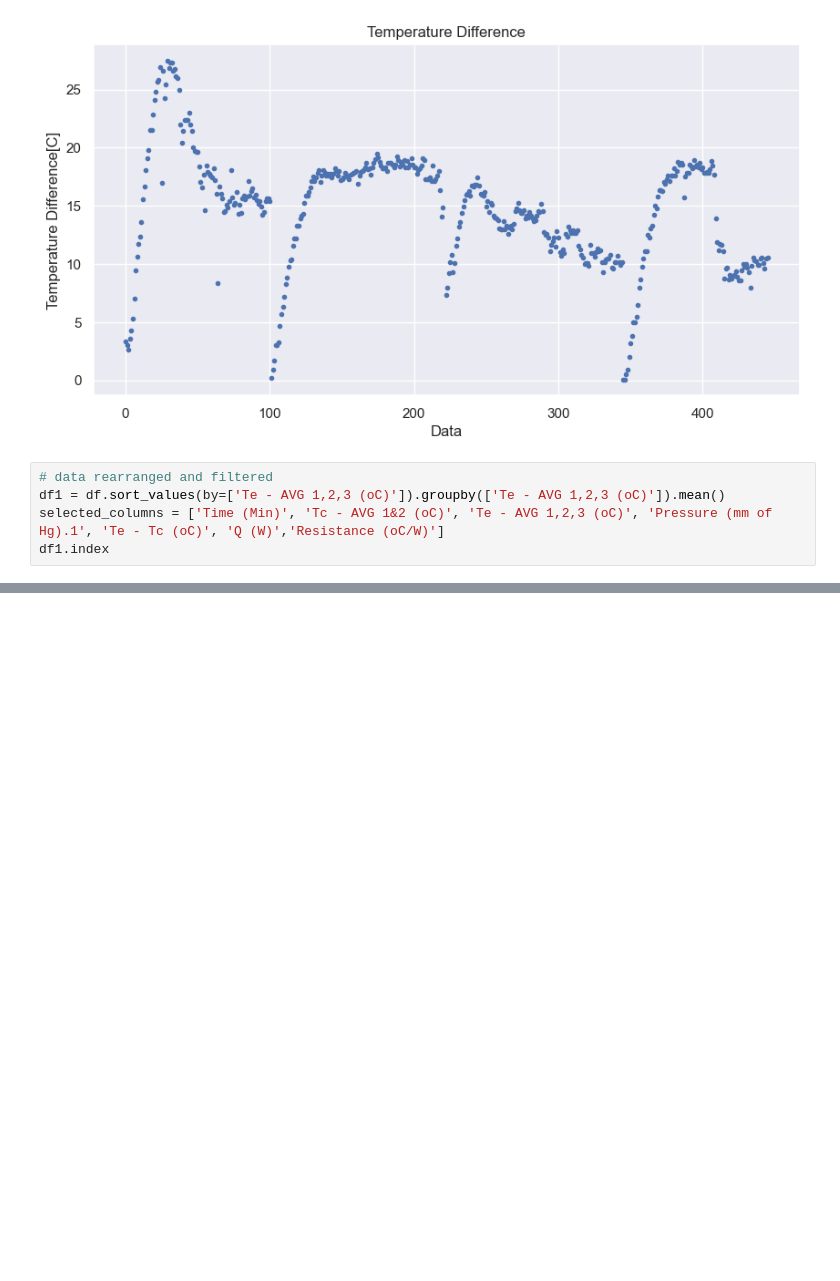
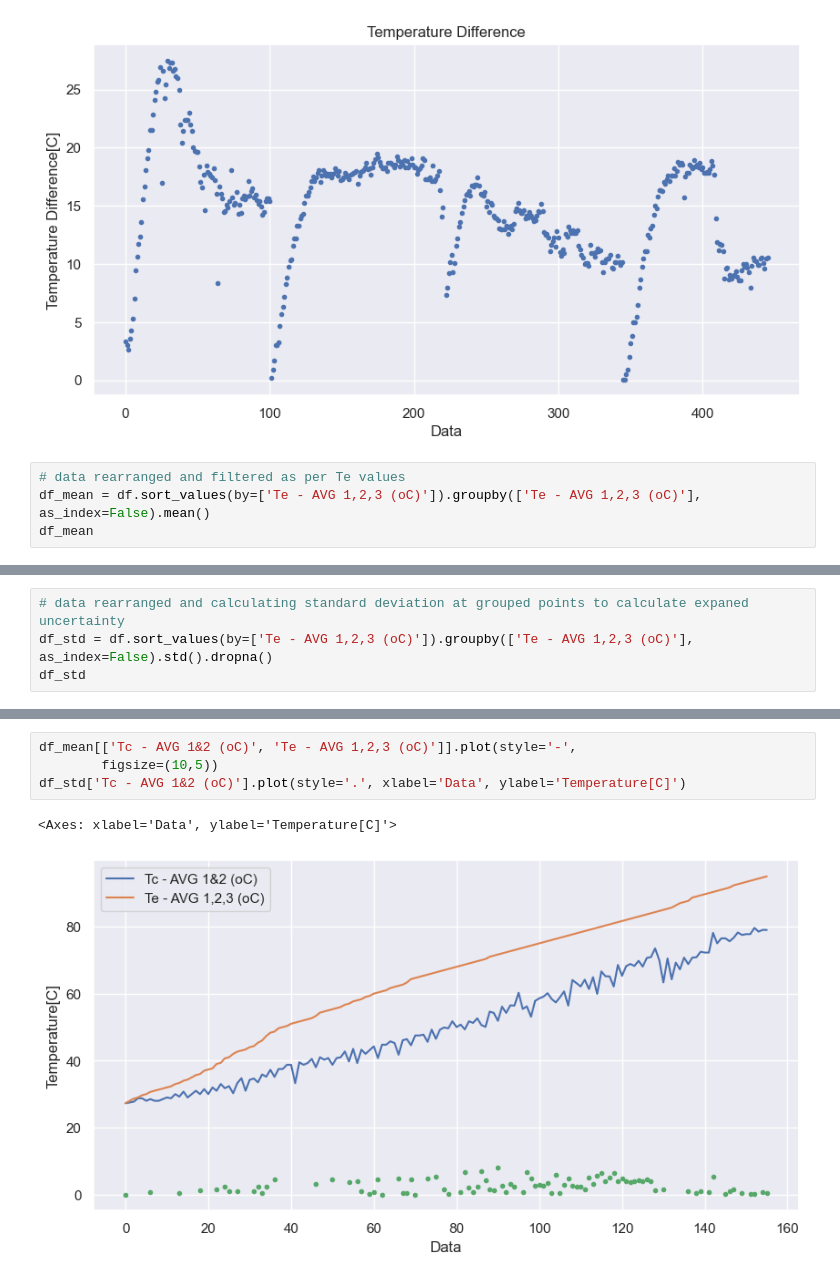
Before and after one commit to nirmalparmarphd/PulseHeatPipe, a Jupyter notebook: data_prep.ipynb, the cells around one changed output, grey strips where cells are left out. Drawn from its saved outputs; the diff is of its cells as text; blank space fills up the shorter version.

Commit message:
plot updated

```diff
--- a/data_prep.ipynb
+++ b/data_prep.ipynb
@@ -90,8 +90,7 @@ df['Te - Tc (oC)'].plot(style='.',
 <Axes: title={'center': 'Temperature Difference'}, xlabel='Data', ylabel='Temperature Difference[C]'>
 [figure]
 # %%
-# data rearranged and filtered
-df1 = df.sort_values(by=['Te - AVG 1,2,3 (oC)']).groupby(['Te - AVG 1,2,3 (oC)']).mean()
-selected_columns = ['Time (Min)', 'Tc - AVG 1&2 (oC)', 'Te - AVG 1,2,3 (oC)', 'Pressure (mm of Hg).1', 'Te - Tc (oC)', 'Q (W)','Resistance (oC/W)']
-df1.index
+# data rearranged and filtered as per Te values
+df_mean = df.sort_values(by=['Te - AVG 1,2,3 (oC)']).groupby(['Te - AVG 1,2,3 (oC)'], as_index=False).mean()
+df_mean
 # %% [output]
@@ -109,0 +110,4 @@ df1.plot(style='-',
+# %%
+# data rearranged and calculating standard deviation at grouped points to calculate expaned uncertainty
+df_std = df.sort_values(by=['Te - AVG 1,2,3 (oC)']).groupby(['Te - AVG 1,2,3 (oC)'], as_index=False).std().dropna()
+df_std
@@ -109,0 +128,7 @@ df1.plot(style='-',
+# %%
+df_mean[['Tc - AVG 1&2 (oC)', 'Te - AVG 1,2,3 (oC)']].plot(style='-',
+        figsize=(10,5))
+df_std['Tc - AVG 1&2 (oC)'].plot(style='.', xlabel='Data', ylabel='Temperature[C]')
+# %% [output]
+<Axes: xlabel='Data', ylabel='Temperature[C]'>
+[figure, added]
```
Also changed, not shown: parts of 4 cells of this notebook.
